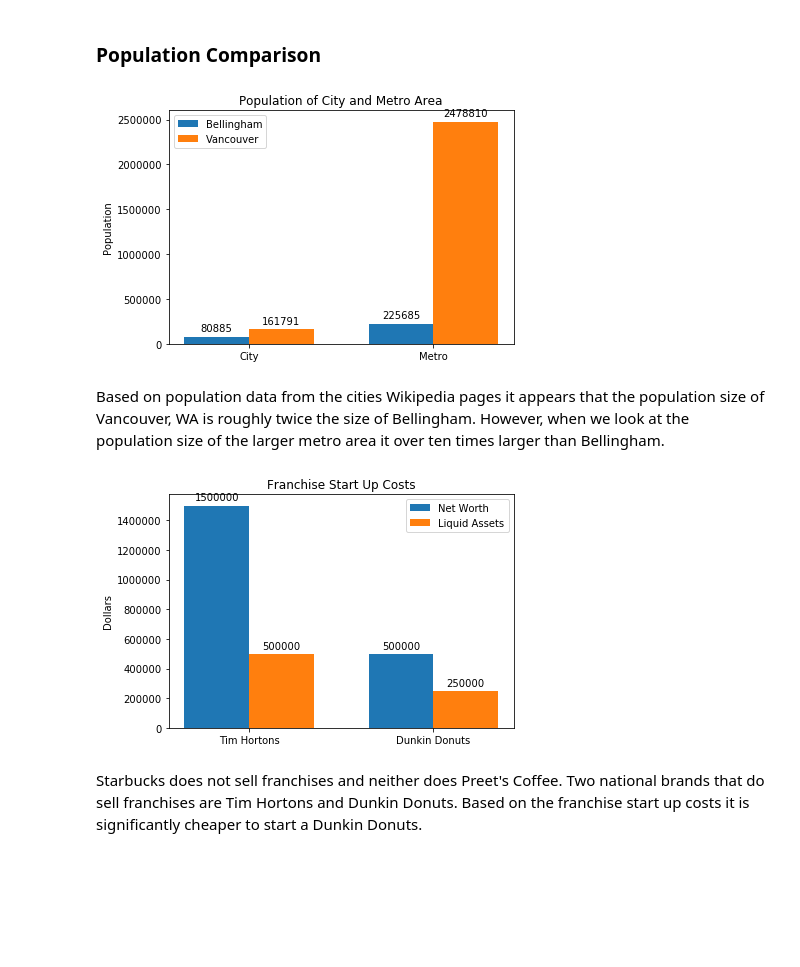
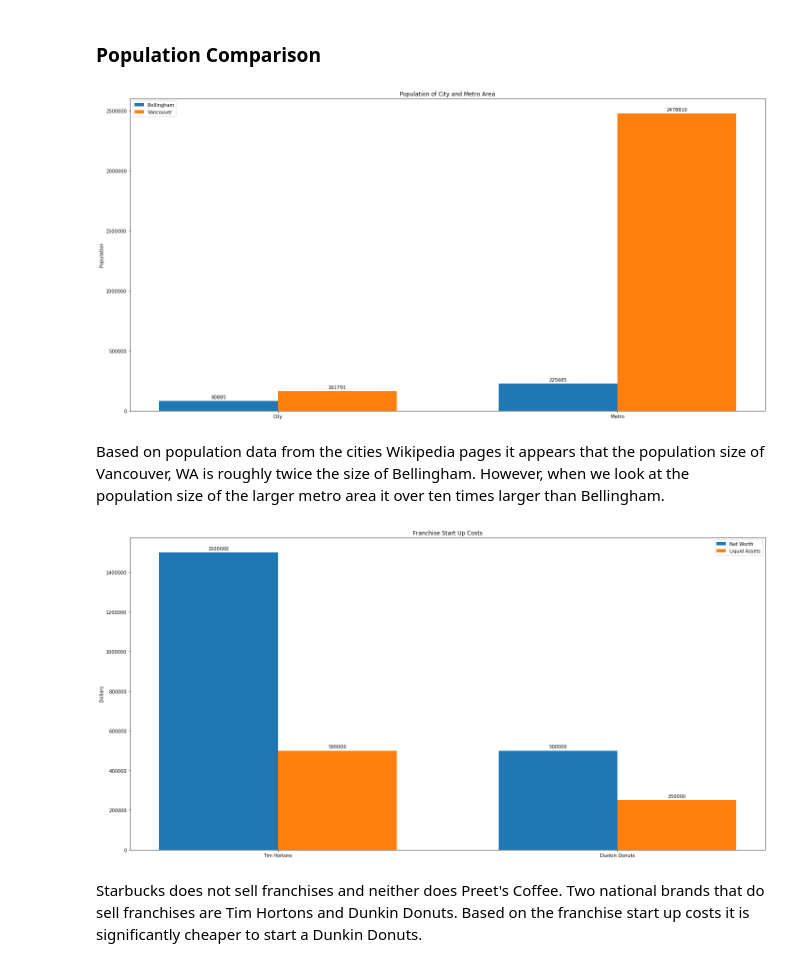
Before and after one commit to tylerw8/Coursera_Data_Science_Certificate_Capstone, a Jupyter notebook: TW_DS_Capstone_Final.ipynb, the cells around one changed output. Cells and saved outputs as stored; diff of their text form; code cells hidden in the pictures; blank space fills up the shorter version.

```diff
--- a/TW_DS_Capstone_Final.ipynb
+++ b/TW_DS_Capstone_Final.ipynb
@@ -436,37 +532,37 @@ Vancouver = [161791, 2478810]
 x = np.arange(len(labels))  # the label locations
 width = 0.35  # the width of the bars
 
-fig, ax = plt.subplots()
+fig, ax = plt.subplots(figsize=(20,10))
 rects1 = ax.bar(x - width/2, Bellingham, width, label='Bellingham')
 rects2 = ax.bar(x + width/2, Vancouver, width, label='Vancouver')
 
 # Add some text for labels, title and custom x-axis tick labels, etc.
 ax.set_ylabel('Population')
 ax.set_title('Population of City and Metro Area')
 ax.set_xticks(x)
 ax.set_xticklabels(labels)
 ax.legend()
 
 
 def autolabel(rects):
     """Attach a text label above each bar in *rects*, displaying its height."""
     for rect in rects:
         height = rect.get_height()
         ax.annotate('{}'.format(height),
                     xy=(rect.get_x() + rect.get_width() / 2, height),
                     xytext=(0, 3),  # 3 points vertical offset
                     textcoords="offset points",
                     ha='center', va='bottom')
 
 
 autolabel(rects1)
 autolabel(rects2)
 
 fig.tight_layout()
 
 plt.show()
 # %% [output]
-[figure, old version]
+[figure, new version]
 # %% [markdown]
 Based on population data from the cities Wikipedia pages it appears that the population size of Vancouver, WA is roughly twice the size of Bellingham.  However, when we look at the population size of the larger metro area it over ten times larger than Bellingham.
 # %%
@@ -480,7 +576,7 @@ Liquid_Assets = [500000, 250000]
 x = np.arange(len(labels))  # the label locations
 width = 0.35  # the width of the bars
 
-fig, ax = plt.subplots()
+fig, ax = plt.subplots(figsize=(20,10))
 rects1 = ax.bar(x - width/2, Net_Worth, width, label='Net Worth')
 rects2 = ax.bar(x + width/2, Liquid_Assets, width, label='Liquid Assets')
 
@@ -510,7 +606,7 @@ fig.tight_layout()
 
 plt.show()
 # %% [output]
-[figure, old version]
+[figure, new version]
 # %% [markdown]
 Starbucks does not sell franchises and neither does Preet's Coffee.  Two national brands that do sell franchises are Tim Hortons and Dunkin Donuts.  Based on the franchise start up costs it is significantly cheaper to start a Dunkin Donuts.
 # %% [markdown]
```
Also changed, not shown: parts of 27 cells of this notebook, 4 other files.
